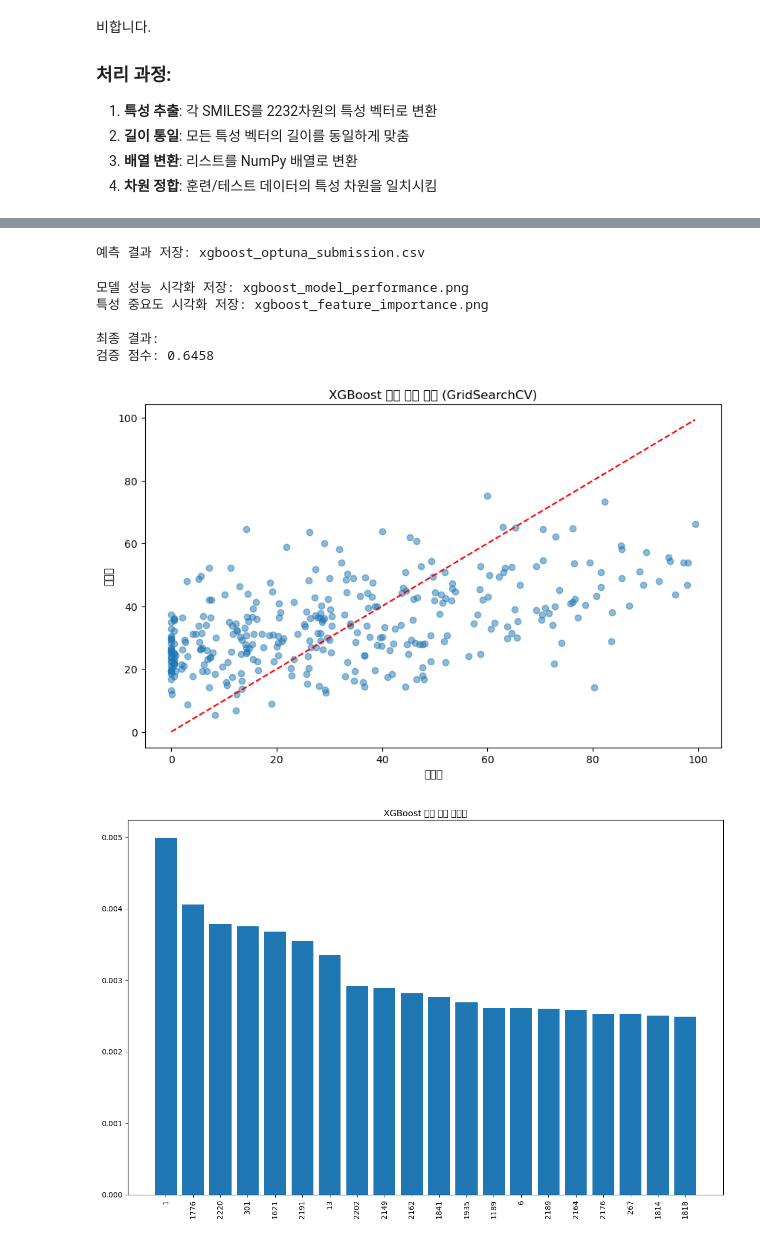
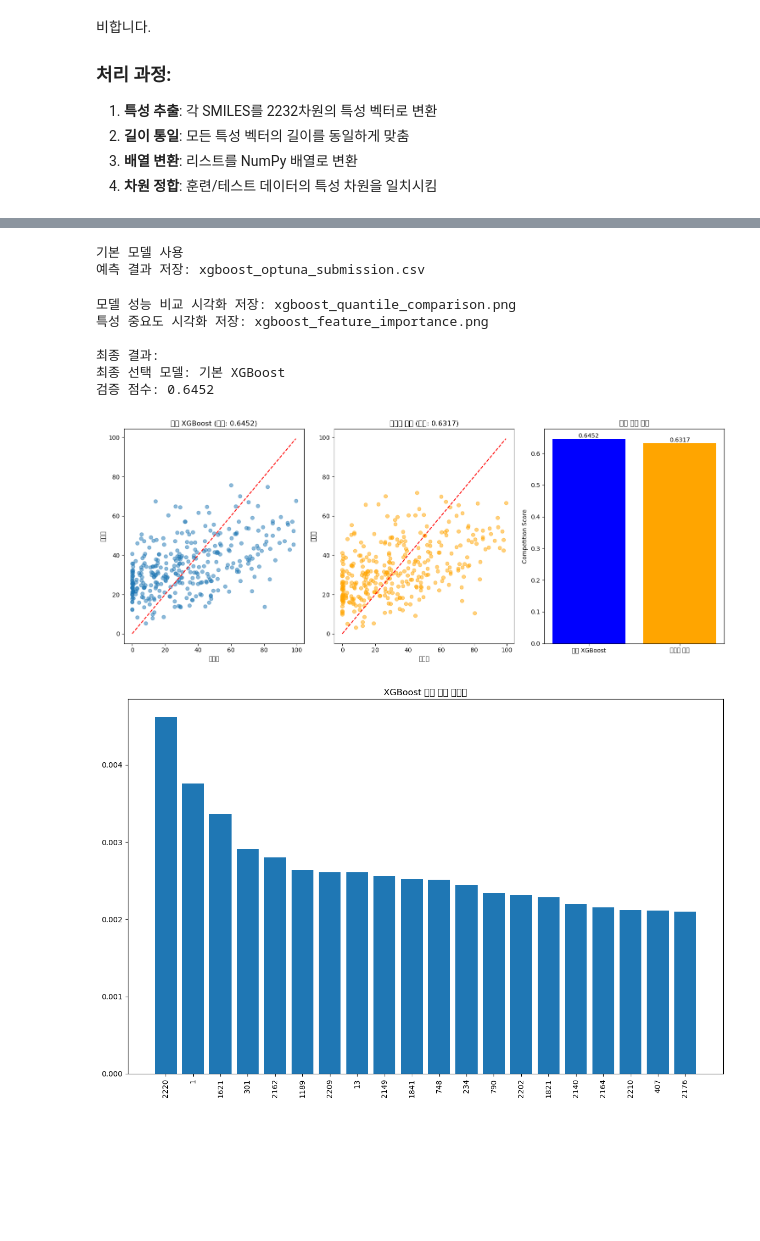
Before and after one commit to Juhwan01/AIStudy, a Jupyter notebook: DAYCON-2/optuna+xgboost+분위수보정.ipynb, the cells around one changed output, grey strips where cells are left out. Saved outputs shown, nothing was run; the diff lists cells and outputs as text; code cells hidden in the pictures; blank space fills up the shorter version.

```diff
--- a/DAYCON-2/optuna+xgboost+분위수보정.ipynb
+++ b/DAYCON-2/optuna+xgboost+분위수보정.ipynb
@@ -291,0 +332,17 @@ XGBRegressor 하이퍼파라미터 최적화 시작...
+# %%
+# 분위수 보정 모델 훈련
+quantile_calibrator = QuantileCalibrator()
+quantile_calibrator.fit(X_train_final, y_train_final, best_params)
+
+# 분위수 보정 예측
+y_val_pred_quantile = quantile_calibrator.predict_median(X_val)
+
+# 분위수 보정 성능 평가
+val_nrmse_quantile = normalized_rmse(y_val, y_val_pred_quantile)
+val_pearson_quantile = pearson_correlation(y_val, y_val_pred_quantile)
+val_score_quantile = competition_score(y_val, y_val_pred_quantile)
+
+print(f"\n분위수 보정 검증 데이터 성능:")
+print(f"검증 NRMSE: {val_nrmse_quantile:.4f}")
+print(f"검증 Pearson: {val_pearson_quantile:.4f}")
+print(f"검증 점수: {val_score_quantile:.4f}")
@@ -311,42 +377,79 @@ XGBRegressor(base_score=None, booster=None, callbacks=None,
 # %%
-test_preds = final_model.predict(X_test_scaled)
+# 테스트 예측 (더 좋은 성능의 모델 사용)
+if use_quantile:
+    test_preds = final_quantile_calibrator.predict_median(X_test_scaled)
+    submission_filename = 'xgboost_quantile_submission.csv'
+    print("분위수 보정 모델 사용")
+else:
+    test_preds = final_model.predict(X_test_scaled)
+    submission_filename = 'xgboost_optuna_submission.csv'
+    print("기본 모델 사용")
 
 # 결과 저장
 submission['Inhibition'] = test_preds
-submission.to_csv('xgboost_optuna_submission.csv', index=False)
-print("예측 결과 저장: xgboost_optuna_submission.csv")
+submission.to_csv(submission_filename, index=False)
+print(f"예측 결과 저장: {submission_filename}")
 # %% [output]
+기본 모델 사용
 예측 결과 저장: xgboost_optuna_submission.csv
 # %%
 # 시각화
-plt.figure(figsize=(10, 6))
+plt.figure(figsize=(15, 6))
+
+# 기본 모델 성능
+plt.subplot(1, 3, 1)
 plt.scatter(y_val, y_val_pred, alpha=0.5)
 plt.plot([min(y_val), max(y_val)], [min(y_val), max(y_val)], 'r--')
 plt.xlabel('실제값')
 plt.ylabel('예측값')
-plt.title('XGBoost 모델 검증 성능 (GridSearchCV)')
-plt.savefig('xgboost_model_performance.png')
-print("모델 성능 시각화 저장: xgboost_model_performance.png")
+plt.title(f'기본 XGBoost (점수: {val_score:.4f})')
+
+# 분위수 보정 모델 성능
+plt.subplot(1, 3, 2)
+plt.scatter(y_val, y_val_pred_quantile, alpha=0.5, color='orange')
+plt.plot([min(y_val), max(y_val)], [min(y_val), max(y_val)], 'r--')
+plt.xlabel('실제값')
+plt.ylabel('예측값')
+plt.title(f'분위수 보정 (점수: {val_score_quantile:.4f})')
+
+# 성능 비교
+plt.subplot(1, 3, 3)
+methods = ['기본 XGBoost', '분위수 보정']
+scores = [val_score, val_score_quantile]
+colors = ['blue', 'orange']
+bars = plt.bar(methods, scores, color=colors)
+plt.ylabel('Competition Score')
+plt.title('모델 성능 비교')
+# 값 표시
+for bar, score in zip(bars, scores):
+    plt.text(bar.get_x() + bar.get_width()/2, bar.get_height() + 0.001,
+             f'{score:.4f}', ha='center', va='bottom')
+
+plt.tight_layout()
+plt.savefig('xgboost_quantile_comparison.png')
+print("모델 성능 비교 시각화 저장: xgboost_quantile_comparison.png")
 
 # 특성 중요도 시각화
 n_features = 20
 importances = final_model.feature_importances_
 indices = np.argsort(importances)[::-1][:n_features]
 plt.figure(figsize=(12, 8))
 plt.title('XGBoost 상위 특성 중요도')
 plt.bar(range(n_features), importances[indices])
 plt.xticks(range(n_features), indices, rotation=90)
 plt.tight_layout()
 plt.savefig('xgboost_feature_importance.png')
 print("특성 중요도 시각화 저장: xgboost_feature_importance.png")
 
 print(f"\n최종 결과:")
-print(f"검증 점수: {val_score:.4f}")
+print(f"최종 선택 모델: {'분위수 보정' if use_quantile else '기본 XGBoost'}")
+print(f"검증 점수: {final_val_score:.4f}")
 # %% [output]
-모델 성능 시각화 저장: xgboost_model_performance.png
+모델 성능 비교 시각화 저장: xgboost_quantile_comparison.png
 특성 중요도 시각화 저장: xgboost_feature_importance.png
 
 최종 결과:
-검증 점수: 0.6458
+최종 선택 모델: 기본 XGBoost
+검증 점수: 0.6452
-[figure, old version]
+[figure, new version]
-[figure, old version]
+[figure, new version]
```
Also changed, not shown: parts of 6 cells of this notebook, 9 other files.
